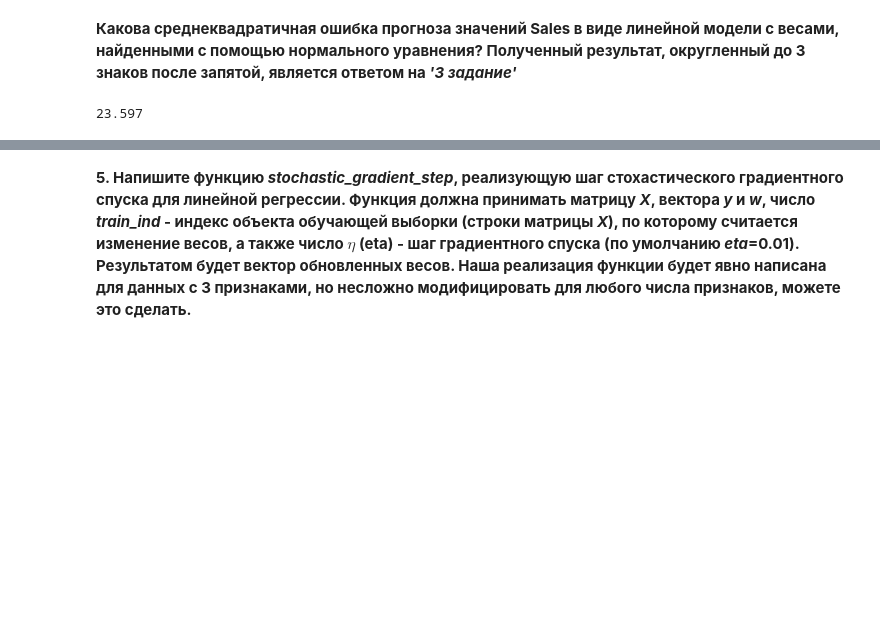
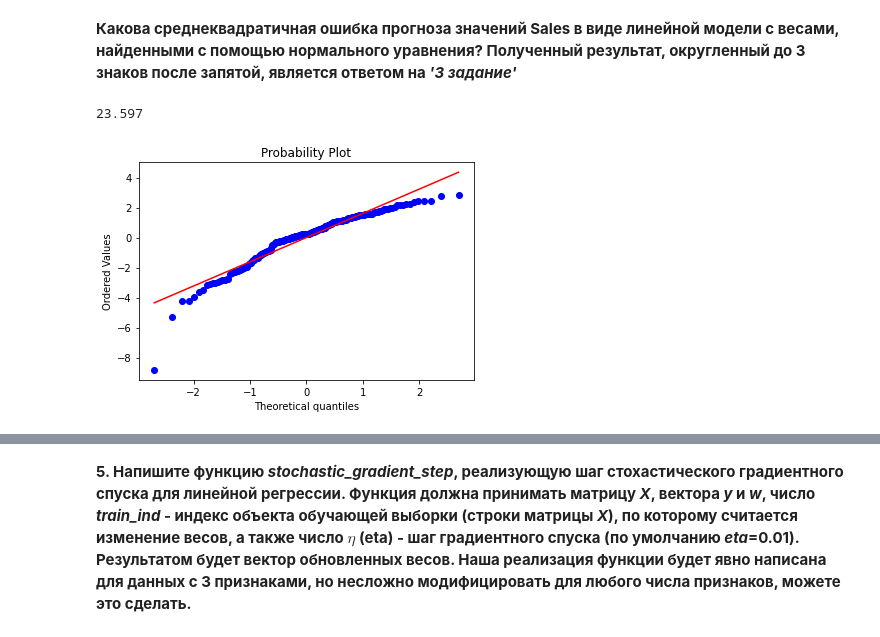
Before and after one commit to daria-popova/coursera_ML, a Jupyter notebook: week2-1/task2_PA_linreg_stochastic_grad_descent.ipynb, the cells around one changed output, grey strips where cells are left out. Saved outputs shown, nothing was run; the diff lists cells and outputs as text; code cells hidden in the pictures; blank space fills up the shorter version.

```diff
--- a/week2-1/task2_PA_linreg_stochastic_grad_descent.ipynb
+++ b/week2-1/task2_PA_linreg_stochastic_grad_descent.ipynb
@@ -197,13 +197,17 @@ y_pred = linear_prediction(np.array(X_norm), norm_eq_weights)
 # %% [markdown]
 **Какова среднеквадратичная ошибка прогноза значений Sales в виде линейной модели с весами, найденными с помощью нормального уравнения?
 Полученный результат, округленный до 3 знаков после запятой, является ответом на *'3 задание'***
-# %%
-answer3 = mserror (y, y_pred)
-print(round(answer3, 3))
-
-#a = np.array([[1,2,3], [2,2,2]])
-#b = np.array([0,0,1])
-#rs = a[0].dot(b)
-#print(rs)
-# %% [output]
-23.597
+# %%
+answer3 = mserror (y, y_pred)
+print(round(answer3, 3))
+
+err_vector = y-y_pred
+
+from scipy import stats
+import matplotlib.pyplot as plt
+
+## QQ - plot, проверяет, нормально ли распределены остатки
+res = stats.probplot(err_vector, plot=plt)
+# %% [output]
+23.597
+[figure, added]
```
Also changed, not shown: parts of 8 cells of this notebook.
